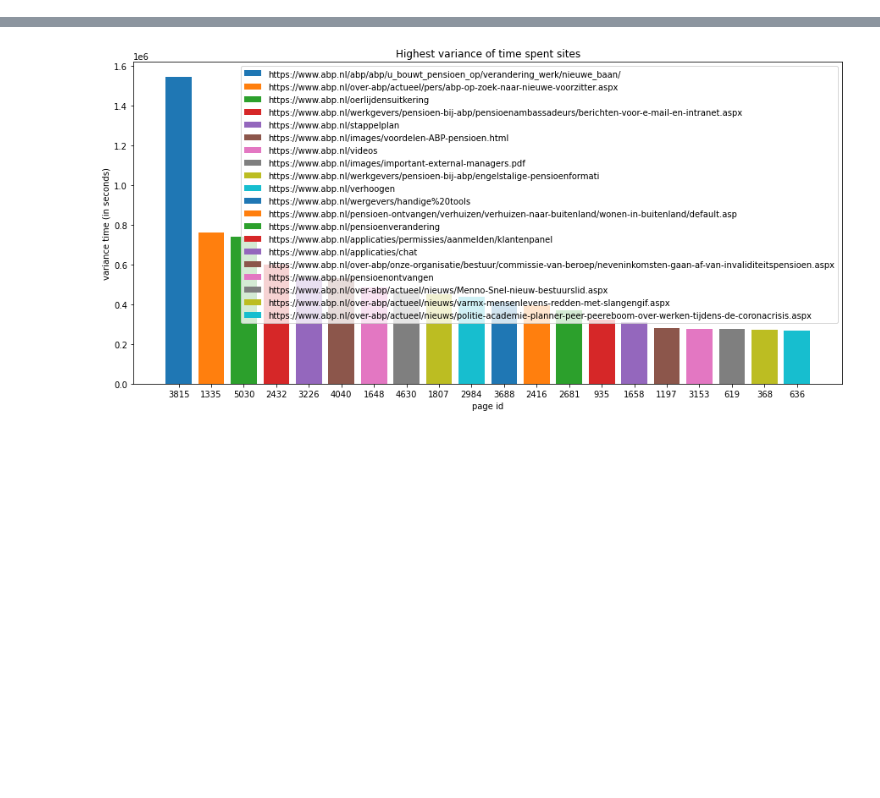
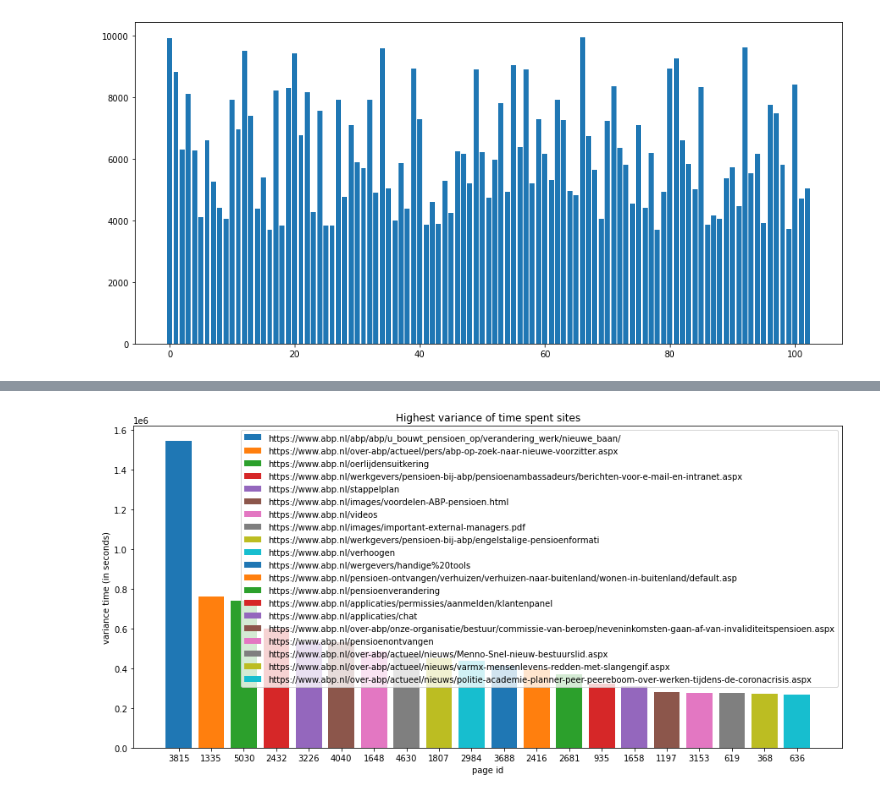
Before and after one commit to MatthewFoster02/3-1-APG-Digital-Exit-Strategy, a Jupyter notebook: src/main/time_spent_visualization.ipynb, the cells around one changed output, grey strips where cells are left out. Saved outputs shown, nothing was run; the diff lists cells and outputs as text; code cells hidden in the pictures; blank space fills up the shorter version.

```diff
--- a/src/main/time_spent_visualization.ipynb
+++ b/src/main/time_spent_visualization.ipynb
@@ -104,3 +130,13 @@ info_list = load_time_spent_to_list(len(url_references['id']), df["url_id_path"]
+# %%
+freq_list = get_freq_list(info_list)
+
+fig = plt.subplots(figsize = (15,7))
+plt.bar(range(len(freq_list)), freq_list)
+
+# show plot
+plt.show()
+# %% [output]
+[figure, added]
 # %%
 # this part is for finding out the top N the highest averages
 
```
Also changed, not shown: parts of 5 cells of this notebook.
